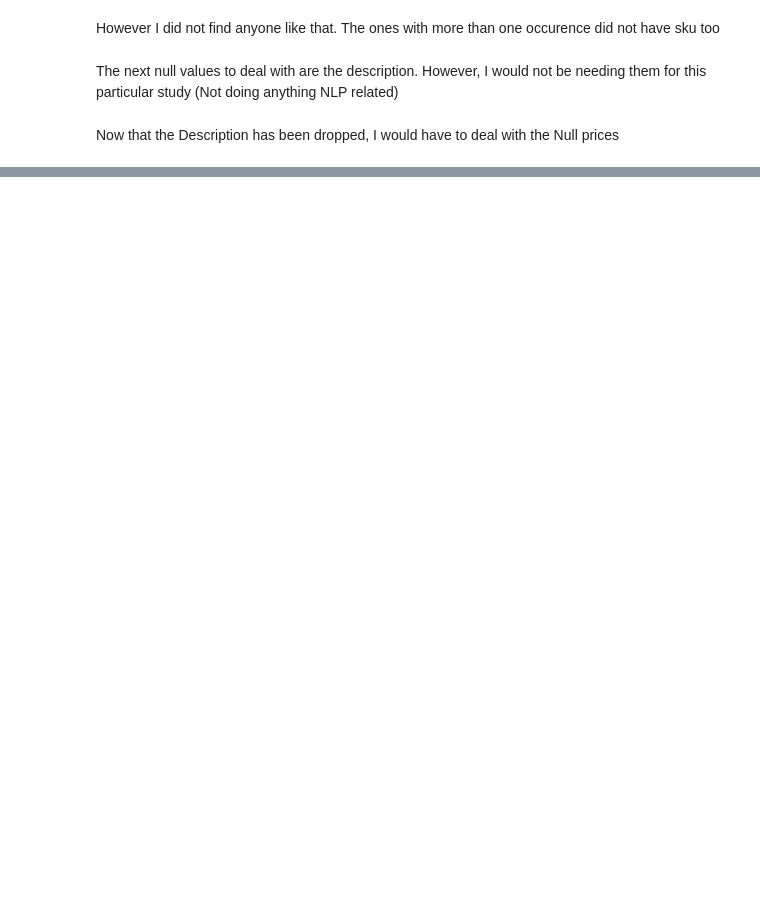
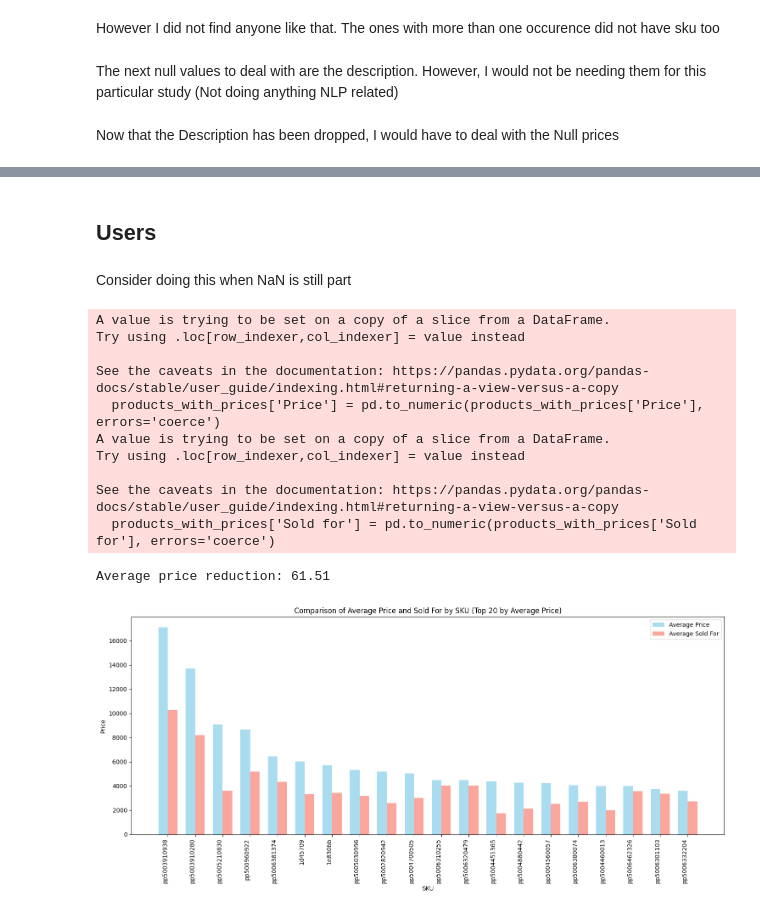
Before and after one commit to RedeemerNtumy/JCPennyConsultancyProject, a Jupyter notebook: 3549063_BD2.ipynb, the cells around one changed output, grey strips where cells are left out. Saved outputs shown, nothing was run; the diff lists cells and outputs as text; code cells hidden in the pictures; blank space fills up the shorter version.

Commit message:
Finished cleaning Products

```diff
--- a/3549063_BD2.ipynb
+++ b/3549063_BD2.ipynb
@@ -188,0 +194,3 @@ Now that the Description has been dropped, I would have to deal with the Null pr
+# %%
+#Adding Sale Price to the Products Dataset
+products["Sold for"] = products_json["sale_price"]
@@ -188,0 +239,57 @@ Now that the Description has been dropped, I would have to deal with the Null pr
+# %% [markdown]
+## Users
+# %% [markdown]
+Consider doing this when NaN is still part
+# %%
+# Filter out rows with NaN prices
+products_with_prices = products.dropna(subset=['Price'])
+
+# Convert 'Price' and 'Sold for' columns to numeric, coercing errors
+products_with_prices['Price'] = pd.to_numeric(products_with_prices['Price'], errors='coerce')
+products_with_prices['Sold for'] = pd.to_numeric(products_with_prices['Sold for'], errors='coerce')
+
+# Drop any rows that resulted in NaN after coercion
+products_with_prices = products_with_prices.dropna(subset=['Price', 'Sold for'])
+
+# Calculate the average price and sold for price for each SKU
+average_prices = products_with_prices.groupby('SKU')[['Price', 'Sold for']].mean().reset_index()
+
+# Calculate the average price reduction
+average_price_reduction = (average_prices['Price'] - average_prices['Sold for']).mean()
+
+print(f"Average price reduction: {average_price_reduction:.2f}")
+
+# Select a subset of SKUs for plotting (e.g., top 20 by average price)
+average_prices_subset = average_prices.sort_values(by='Price', ascending=False).head(20)
+
+# Create a bar chart to compare average Price and Sold for
+fig, ax = plt.subplots(figsize=(15, 7))
+
+bar_width = 0.35
+index = range(len(average_prices_subset))
+
+bar1 = ax.bar(index, average_prices_subset['Price'], bar_width, label='Average Price', color='skyblue', alpha=0.7)
+bar2 = ax.bar([i + bar_width for i in index], average_prices_subset['Sold for'], bar_width, label='Average Sold For', color='salmon', alpha=0.7)
+
+ax.set_xlabel('SKU')
+ax.set_ylabel('Price')
+ax.set_title('Comparison of Average Price and Sold For by SKU (Top 20 by Average Price)')
+ax.set_xticks([i + bar_width / 2 for i in index])
+ax.set_xticklabels(average_prices_subset['SKU'], rotation=90, ha='right')
+ax.legend()
+
+plt.tight_layout()
+plt.show()
+# %% [output]
+A value is trying to be set on a copy of a slice from a DataFrame.
+Try using .loc[row_indexer,col_indexer] = value instead
+
+See the caveats in the documentation: https://pandas.pydata.org/pandas-docs/stable/user_guide/indexing.html#returning-a-view-versus-a-copy
+  products_with_prices['Price'] = pd.to_numeric(products_with_prices['Price'], errors='coerce')
+A value is trying to be set on a copy of a slice from a DataFrame.
+Try using .loc[row_indexer,col_indexer] = value instead
+
+See the caveats in the documentation: https://pandas.pydata.org/pandas-docs/stable/user_guide/indexing.html#returning-a-view-versus-a-copy
+  products_with_prices['Sold for'] = pd.to_numeric(products_with_prices['Sold for'], errors='coerce')
+Average price reduction: 61.51
+[figure, added]
```
Also changed, not shown: parts of 6 cells of this notebook.
